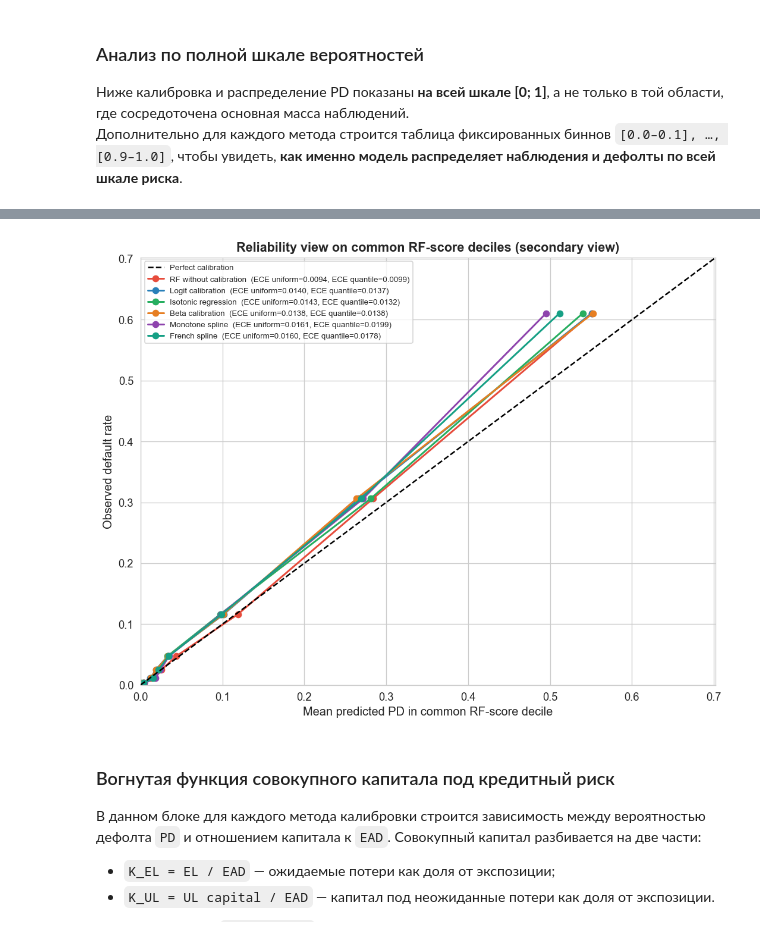
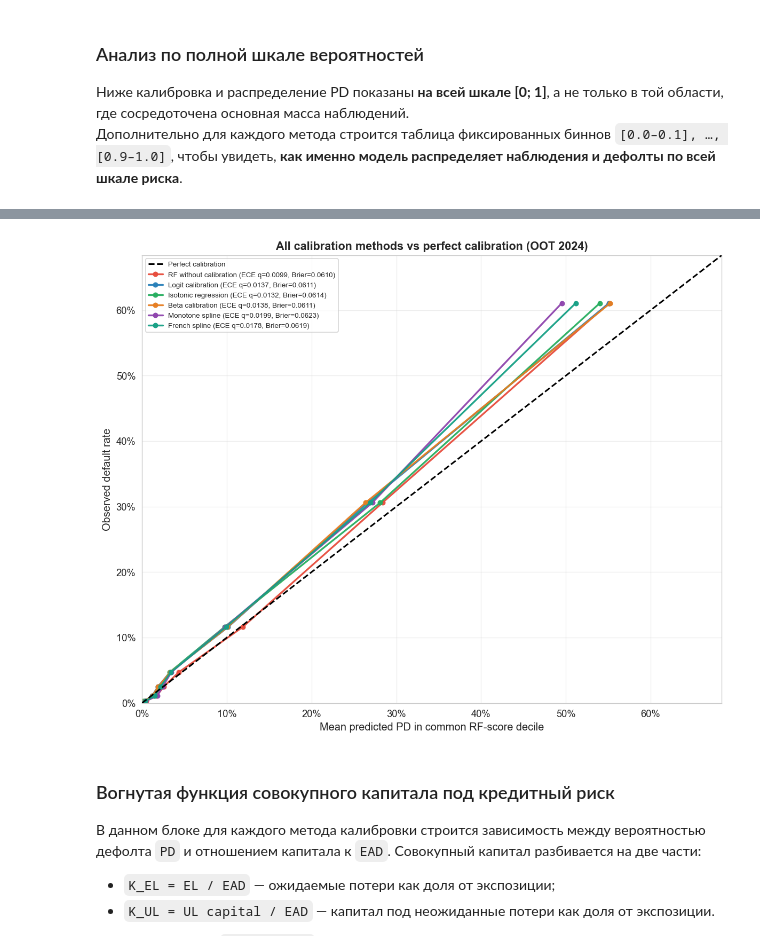
Before and after one commit to ddudenko275-boop/ColebrationTedo, a Jupyter notebook: notebooks/pd_calibration.ipynb, the cells around one changed output, grey strips where cells are left out. Cells and saved outputs as stored; diff of their text form; code cells hidden in the pictures.

Commit message:
Restore calibration plots against perfect PD

```diff
--- a/notebooks/pd_calibration.ipynb
+++ b/notebooks/pd_calibration.ipynb
@@ -2217,33 +2205,36 @@ RF without calibration
    (0.8, 0.9]    0   0.00  0.0000        0.0000         0       True
    (0.9, 1.0]    0   0.00  0.0000        0.0000         0       True
 # %%
-fig, ax = plt.subplots(figsize=(9, 7))
-ax.plot([0, 1], [0, 1], "k--", lw=1.5, label="Perfect calibration", zorder=5)
+fig, ax = plt.subplots(figsize=(10, 8))
+ax.plot([0, axis_max], [0, axis_max], "k--", lw=1.8, label="Perfect calibration", zorder=5)
 
-for (name, probs), color in zip(all_methods.items(), COLORS):
-    curve_table = calibration_bin_table(
-        y_test.values,
-        probs,
-        n_bins=COMMON_RISK_BINS,
-        strategy="ordinal",
-        min_count=MIN_RELIABILITY_BIN_N,
-        sort_by=scores_test,
+for i, (name, frame) in enumerate(common_bin_panel.groupby("method", sort=False)):
+    m = summary_metrics(y_test.values, all_methods[name])
+    label = f"{name} (ECE q={m['ece_quantile']:.4f}, Brier={m['brier_score']:.4f})"
+    ax.plot(
+        frame["avg_pd"],
+        frame["default_rate"],
+        "o-",
+        color=COLORS[i % len(COLORS)],
+        lw=2.0,
+        ms=5,
+        label=label,
+        alpha=0.95,
     )
-    m = summary_metrics(y_test.values, probs)
-    label = f"{name}  (ECE uniform={m['ece_uniform']:.4f}, ECE quantile={m['ece_quantile']:.4f})"
-    ax.plot(curve_table["avg_pd"], curve_table["default_rate"], "o-", color=color, lw=1.8, ms=6, label=label)
 
-axis_max = min(1.0, max(0.15, common_bin_panel["avg_pd"].max() * 1.15, common_bin_panel["default_rate"].max() * 1.15))
 ax.set_xlim(0, axis_max)
 ax.set_ylim(0, axis_max)
+ax.xaxis.set_major_formatter(PercentFormatter(1.0))
+ax.yaxis.set_major_formatter(PercentFormatter(1.0))
 ax.set_xlabel("Mean predicted PD in common RF-score decile", fontsize=12)
 ax.set_ylabel("Observed default rate", fontsize=12)
-ax.set_title("Reliability view on common RF-score deciles (secondary view)", fontsize=13, fontweight="bold")
-ax.legend(loc="upper left", fontsize=8)
+ax.set_title("All calibration methods vs perfect calibration (OOT 2024)", fontsize=13, fontweight="bold")
+ax.grid(True, alpha=0.35)
+ax.legend(loc="upper left", fontsize=8, frameon=True)
 plt.tight_layout()
 plt.show()
 # %% [output]
-[figure, old version]
+[figure, new version]
 # %% [markdown]
 ### Вогнутая функция совокупного капитала под кредитный риск
 
```
Also changed, not shown: parts of 3 cells of this notebook.
